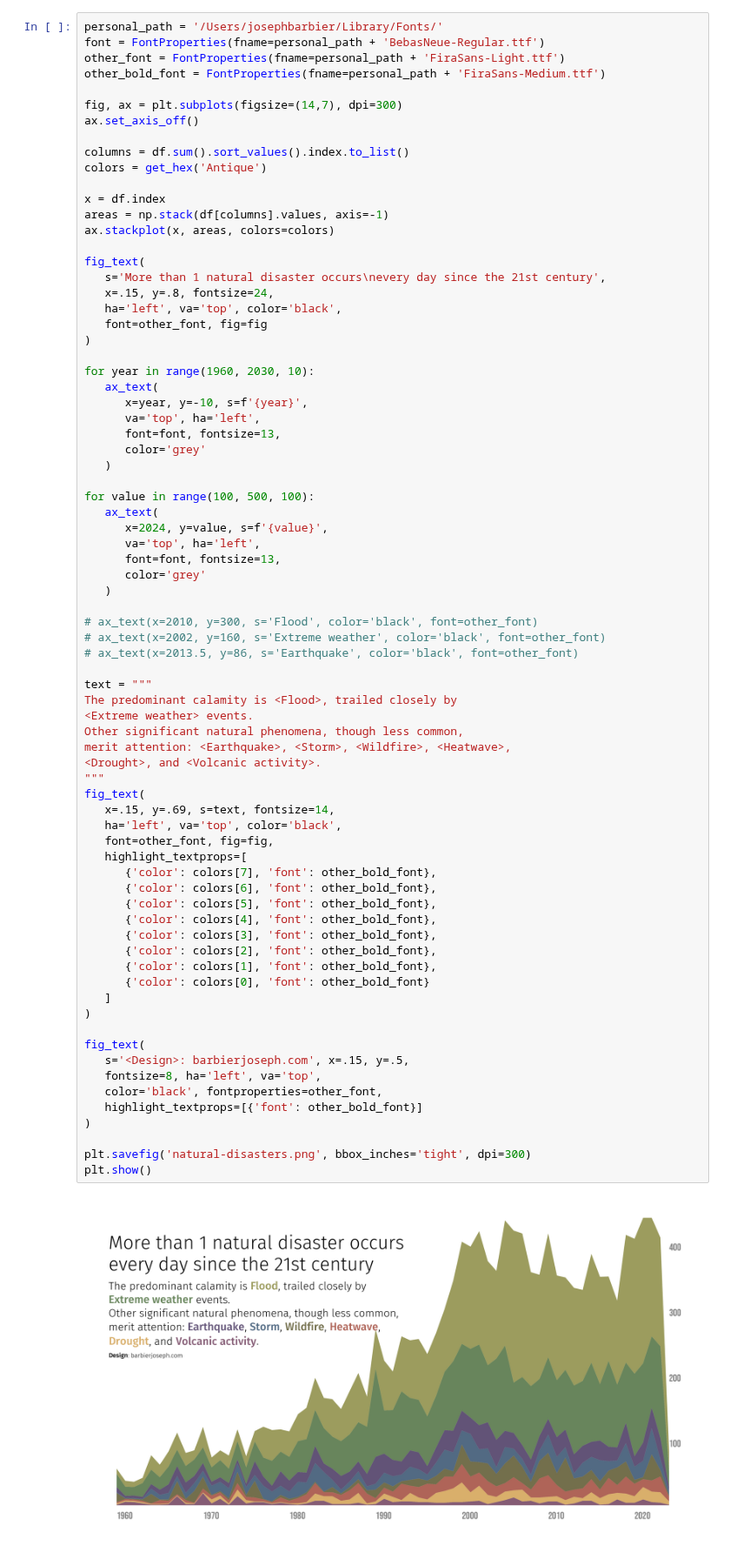
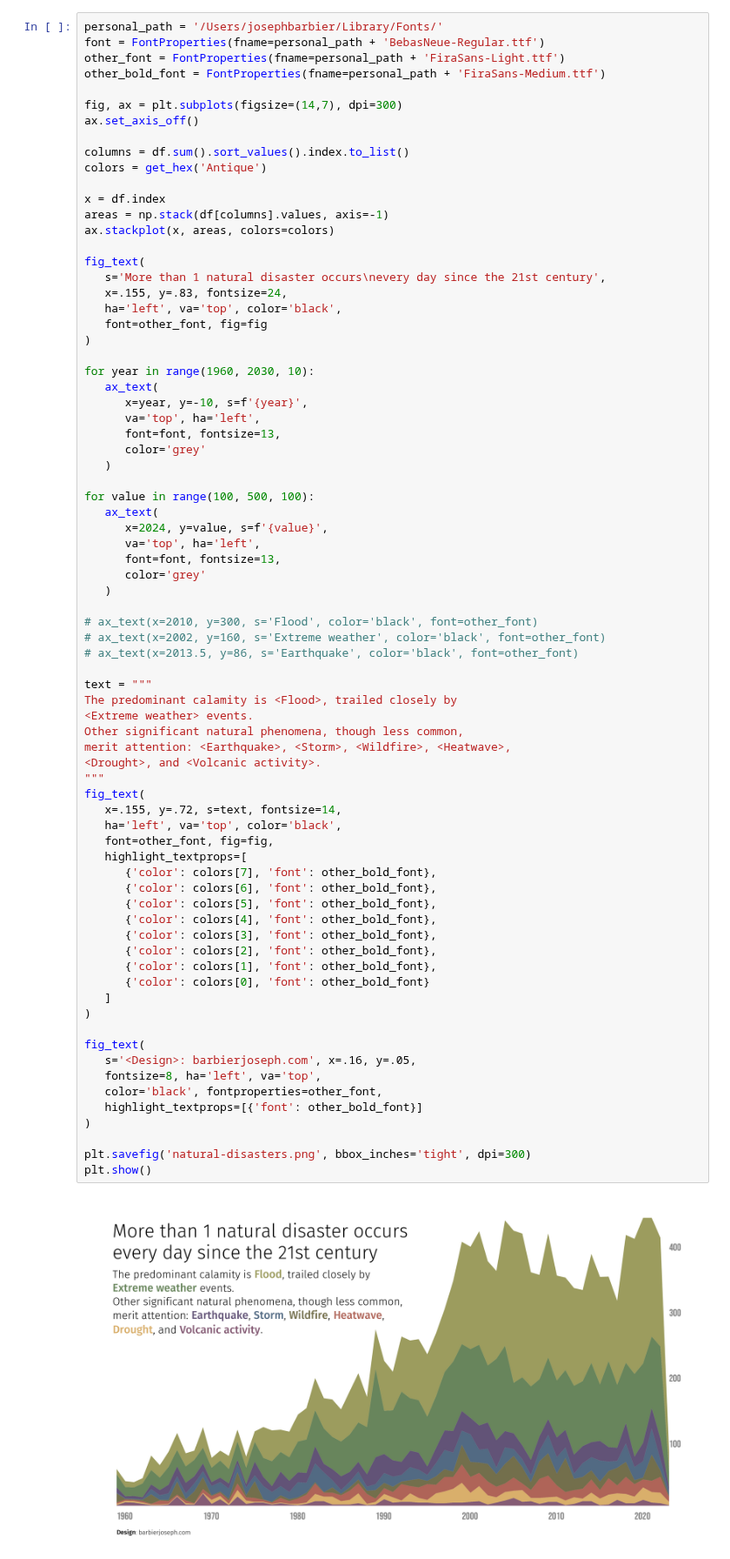
Before and after one commit to JosephBARBIERDARNAL/misc-dataviz, a Jupyter notebook: natural-disaster/code.ipynb, the cells around one changed output. Shown at 87% size. Saved outputs shown, nothing was run; the diff lists cells and outputs as text.

```diff
--- a/natural-disaster/code.ipynb
+++ b/natural-disaster/code.ipynb
@@ -47,7 +47,7 @@ ax.stackplot(x, areas, colors=colors)
 
 fig_text(
    s='More than 1 natural disaster occurs\nevery day since the 21st century',
-   x=.15, y=.8, fontsize=24,
+   x=.155, y=.83, fontsize=24,
    ha='left', va='top', color='black',
    font=other_font, fig=fig
 )
@@ -76,33 +76,33 @@ text = """
 The predominant calamity is <Flood>, trailed closely by
 <Extreme weather> events.
 Other significant natural phenomena, though less common,
 merit attention: <Earthquake>, <Storm>, <Wildfire>, <Heatwave>,
 <Drought>, and <Volcanic activity>.
 """
 fig_text(
-   x=.15, y=.69, s=text, fontsize=14,
+   x=.155, y=.72, s=text, fontsize=14,
    ha='left', va='top', color='black',
    font=other_font, fig=fig,
    highlight_textprops=[
       {'color': colors[7], 'font': other_bold_font},
       {'color': colors[6], 'font': other_bold_font},
       {'color': colors[5], 'font': other_bold_font},
       {'color': colors[4], 'font': other_bold_font},
       {'color': colors[3], 'font': other_bold_font},
       {'color': colors[2], 'font': other_bold_font},
       {'color': colors[1], 'font': other_bold_font},
       {'color': colors[0], 'font': other_bold_font}
    ]
 )
 
 fig_text(
-   s='<Design>: barbierjoseph.com', x=.15, y=.5,
+   s='<Design>: barbierjoseph.com', x=.16, y=.05,
    fontsize=8, ha='left', va='top',
    color='black', fontproperties=other_font,
    highlight_textprops=[{'font': other_bold_font}]
 )
 
 plt.savefig('natural-disasters.png', bbox_inches='tight', dpi=300)
 plt.show()
 # %% [output]
-[figure, old version]
+[figure, new version]
```
Also changed, not shown: 1 other file.
